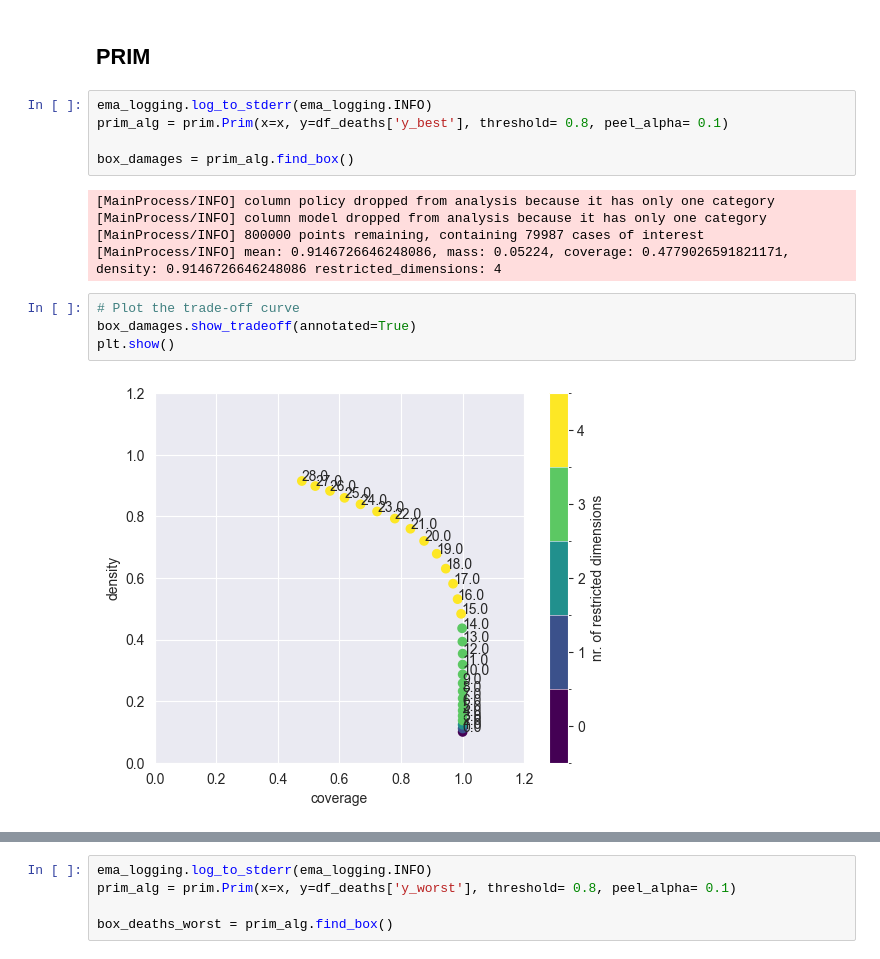
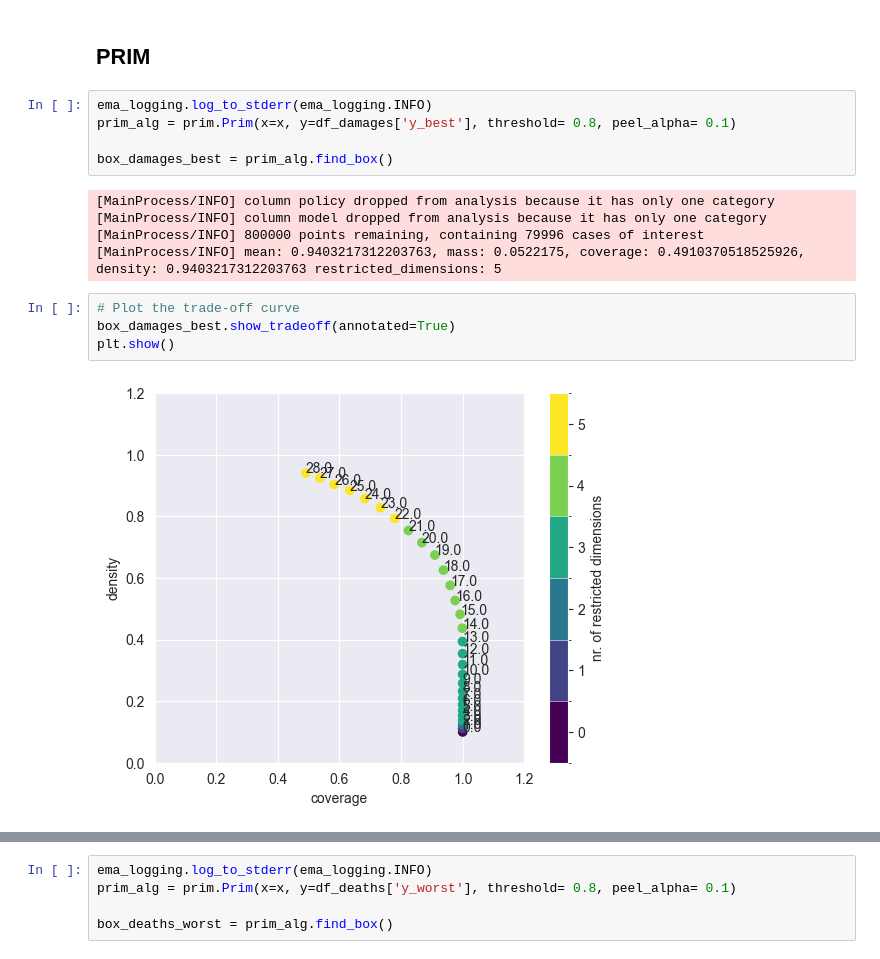
Before and after one commit to jeroenvantil/epa141A_open, a Jupyter notebook: final assignment/Scenario Discovery.ipynb, the cells around one changed output, grey strips where cells are left out. Cells and saved outputs as stored; diff of their text form.

```diff
--- a/final assignment/Scenario Discovery.ipynb
+++ b/final assignment/Scenario Discovery.ipynb
@@ -136,17 +136,17 @@ x = experiments
 ## PRIM
 # %%
 ema_logging.log_to_stderr(ema_logging.INFO)
-prim_alg = prim.Prim(x=x, y=df_deaths['y_best'], threshold= 0.8, peel_alpha= 0.1)
+prim_alg = prim.Prim(x=x, y=df_damages['y_best'], threshold= 0.8, peel_alpha= 0.1)
 
-box_damages = prim_alg.find_box()
+box_damages_best = prim_alg.find_box()
 # %% [output]
 [MainProcess/INFO] column policy dropped from analysis because it has only one category
 [MainProcess/INFO] column model dropped from analysis because it has only one category
-[MainProcess/INFO] 800000 points remaining, containing 79987 cases of interest
-[MainProcess/INFO] mean: 0.9146726646248086, mass: 0.05224, coverage: 0.4779026591821171, density: 0.9146726646248086 restricted_dimensions: 4
+[MainProcess/INFO] 800000 points remaining, containing 79996 cases of interest
+[MainProcess/INFO] mean: 0.9403217312203763, mass: 0.0522175, coverage: 0.4910370518525926, density: 0.9403217312203763 restricted_dimensions: 5
 # %%
 # Plot the trade-off curve
-box_damages.show_tradeoff(annotated=True)
+box_damages_best.show_tradeoff(annotated=True)
 plt.show()
 # %% [output]
-[figure, old version]
+[figure, new version]
```
Also changed, not shown: parts of 3 cells of this notebook.
